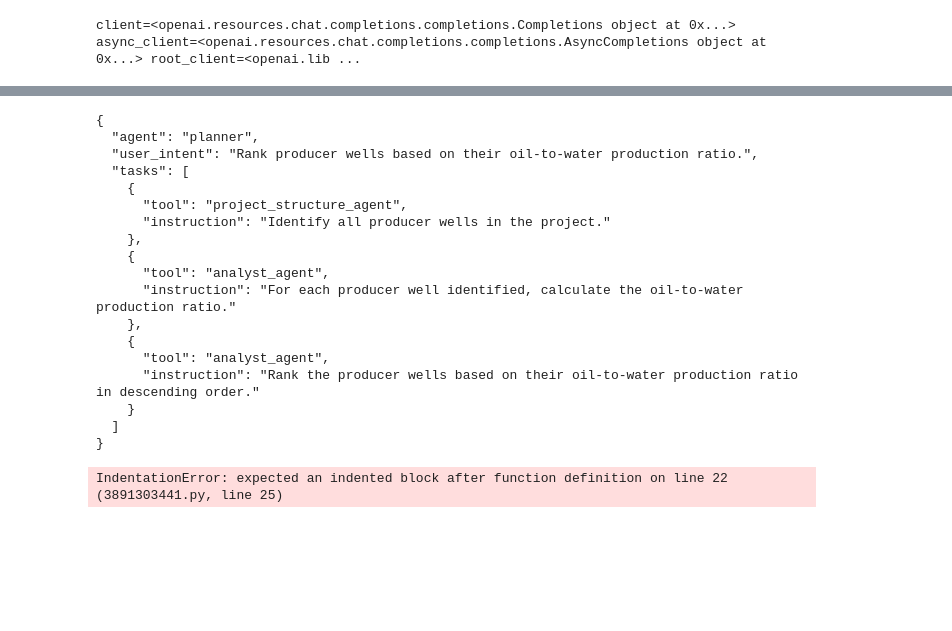
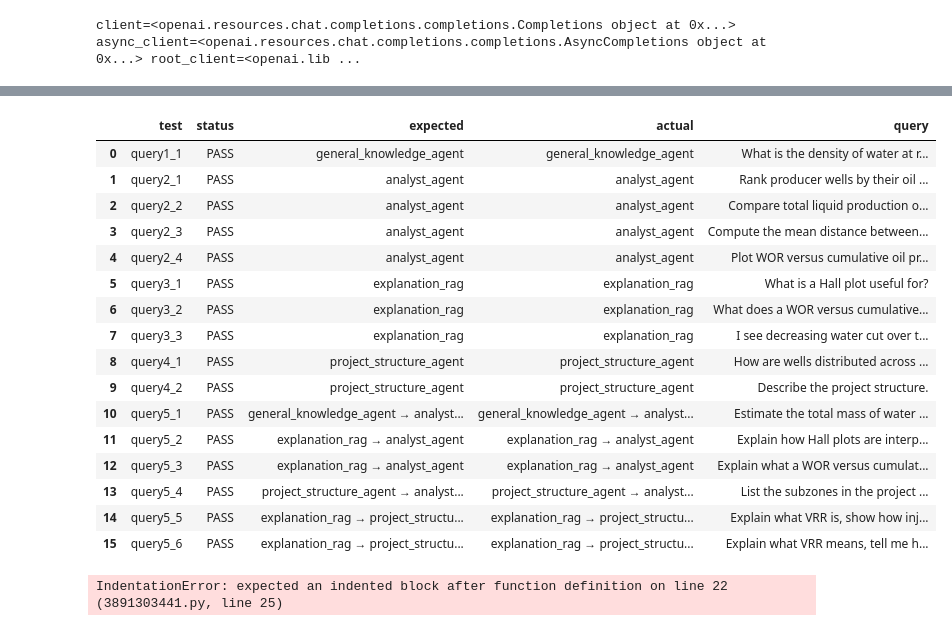
Before and after one commit to xavierbox/AgenticWaterfloodInsights3, a Jupyter notebook: notebooks/experiment2.ipynb, the cells around one changed output, grey strips where cells are left out. Cells and saved outputs as stored; diff of their text form; code cells hidden in the pictures; blank space fills up the shorter version.

Commit message:
Added the planner with a few test prompts and golden tests

```diff
--- a/notebooks/experiment2.ipynb
+++ b/notebooks/experiment2.ipynb
@@ -310,6 +578,33 @@ planner_agent = create_agent(
 # %%
-query1 = "whats the density of water?"
-query2 = "rank producers wells based in their oil to water production ratio?"
 
-query = query2
+# Single domain: general_knowledge_agent
+query1_1 = "What is the density of water at room temperature?"
+
+# Single domain: analyst_agent
+query2_1 = "Rank producer wells by their oil to water production ratio."
+query2_2 = "Compare total liquid production of producers based on how far they are from their nearest injector, using distance groups from 0 to 500, 500 to 1000, and 1000 to 1500 meters."
+query2_3 = "Compute the mean distance between producers and injectors and express it as a fraction of the Earth radius divided by 1e8."
+query2_4 = "Plot WOR versus cumulative oil production for the field and interpret the results."
+
+# Single domain: explanation_rag
+query3_1 = "What is a Hall plot useful for?"
+query3_2 = "What does a WOR versus cumulative oil production plot tell us?"
+query3_3 = "I see decreasing water cut over time while liquid production is increasing. Why could that happen?"
+
+# Single domain: project_structure_agent
+query4_1 = "How are wells distributed across subzones and sectors in this project?"
+query4_2 = "Describe the project structure."
+
+# Multi-domain
+query5_1 = "Estimate the total mass of water produced in 2020 using the density of pure water at room temperature."
+query5_2 = "Explain how Hall plots are interpreted and check whether any injectors in this project show Hall plot behavior consistent with fracturing."
+query5_3 = "Explain what a WOR versus cumulative oil production plot means and generate that plot for the top 10 producers in the project."
+query5_4 = "List the subzones in the project and compare cumulative oil production across them."
+query5_5 = "Explain what VRR is, show how injectors are distributed across sectors in this project, and determine whether sectors with higher VRR also have higher oil production."
+query5_6 = "Explain what VRR means, tell me how many sectors are in this project, and then compare oil production versus VRR only for sectors whose injector count is above the project average."
+
+
+
+query = query5_6
 result = planner_agent.invoke({"messages": [{"role": "user", "content": query}]})
+print(result['structured_response'].model_dump_json(indent=2))
@@ -316,21 +629,0 @@ result = planner_agent.invoke({"messages": [{"role": "user", "content": query}]}
-# %%
-print(result['structured_response'].model_dump_json(indent=2))
-# %% [output]
-{
-  "agent": "planner",
-  "user_intent": "Rank producer wells based on their oil-to-water production ratio.",
-  "tasks": [
-    {
-      "tool": "project_structure_agent",
-      "instruction": "Identify all producer wells in the project."
-    },
-    {
-      "tool": "analyst_agent",
-      "instruction": "For each producer well identified, calculate the oil-to-water production ratio."
-    },
-    {
-      "tool": "analyst_agent",
-      "instruction": "Rank the producer wells based on their oil-to-water production ratio in descending order."
-    }
-  ]
-}
@@ -337,3 +839,27 @@ print(result['structured_response'].model_dump_json(indent=2))
+# %%
+#print_test_results(results)
+df_results = results_to_dataframe(results)
+df_results
+
+style_results_table(df_results)
+# %% [output]
+|  | test | status | expected | actual | query |
+| 0 | query1_1 | PASS | general_knowledge_agent | general_knowledge_agent | What is the density of water at r... |
+| 1 | query2_1 | PASS | analyst_agent | analyst_agent | Rank producer wells by their oil ... |
+| 2 | query2_2 | PASS | analyst_agent | analyst_agent | Compare total liquid production o... |
+| 3 | query2_3 | PASS | analyst_agent | analyst_agent | Compute the mean distance between... |
+| 4 | query2_4 | PASS | analyst_agent | analyst_agent | Plot WOR versus cumulative oil pr... |
+| 5 | query3_1 | PASS | explanation_rag | explanation_rag | What is a Hall plot useful for? |
+| 6 | query3_2 | PASS | explanation_rag | explanation_rag | What does a WOR versus cumulative... |
+| 7 | query3_3 | PASS | explanation_rag | explanation_rag | I see decreasing water cut over t... |
+| 8 | query4_1 | PASS | project_structure_agent | project_structure_agent | How are wells distributed across ... |
+| 9 | query4_2 | PASS | project_structure_agent | project_structure_agent | Describe the project structure. |
+| 10 | query5_1 | PASS | general_knowledge_agent → analyst... | general_knowledge_agent → analyst... | Estimate the total mass of water ... |
+| 11 | query5_2 | PASS | explanation_rag → analyst_agent | explanation_rag → analyst_agent | Explain how Hall plots are interp... |
+| 12 | query5_3 | PASS | explanation_rag → analyst_agent | explanation_rag → analyst_agent | Explain what a WOR versus cumulat... |
+| 13 | query5_4 | PASS | project_structure_agent → analyst... | project_structure_agent → analyst... | List the subzones in the project ... |
+| 14 | query5_5 | PASS | explanation_rag → project_structu... | explanation_rag → project_structu... | Explain what VRR is, show how inj... |
+| 15 | query5_6 | PASS | explanation_rag → project_structu... | explanation_rag → project_structu... | Explain what VRR means, tell me h... |
 # %%
 from typing import TypedDict
 from langgraph.graph import StateGraph, END
```
Also changed, not shown: parts of 5 cells of this notebook, 9 other files.
